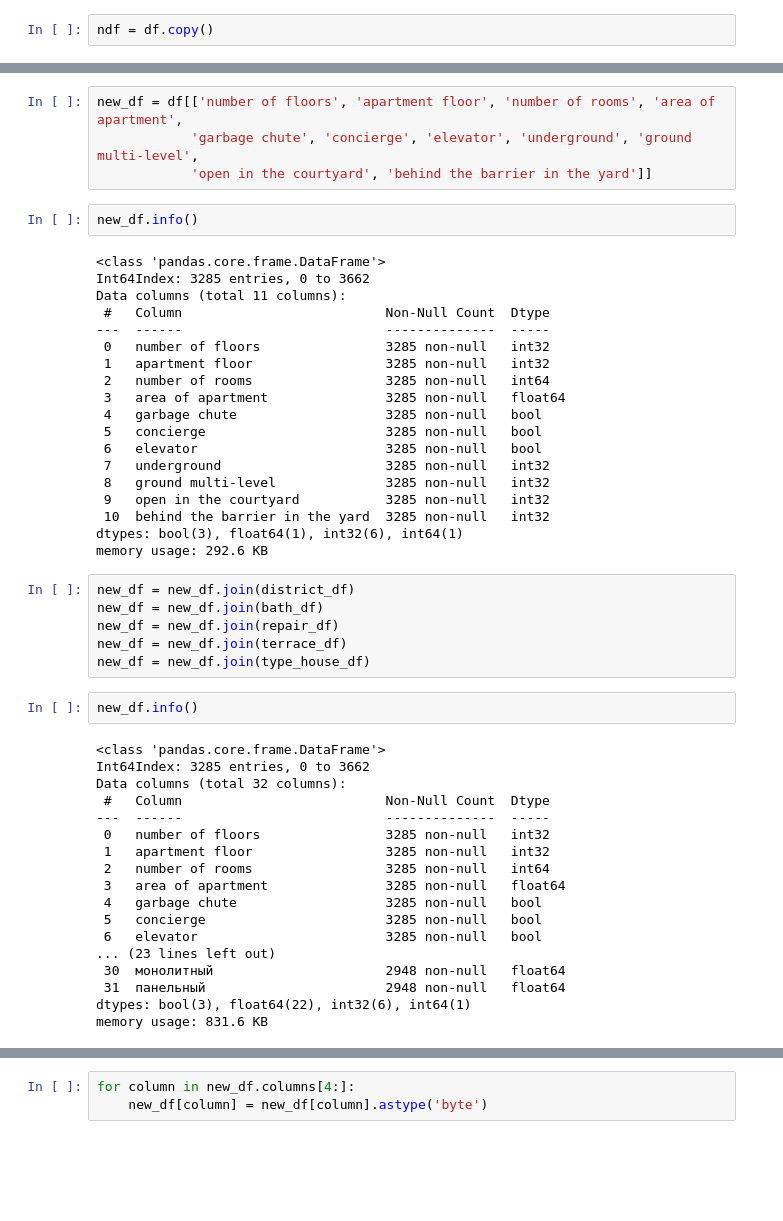
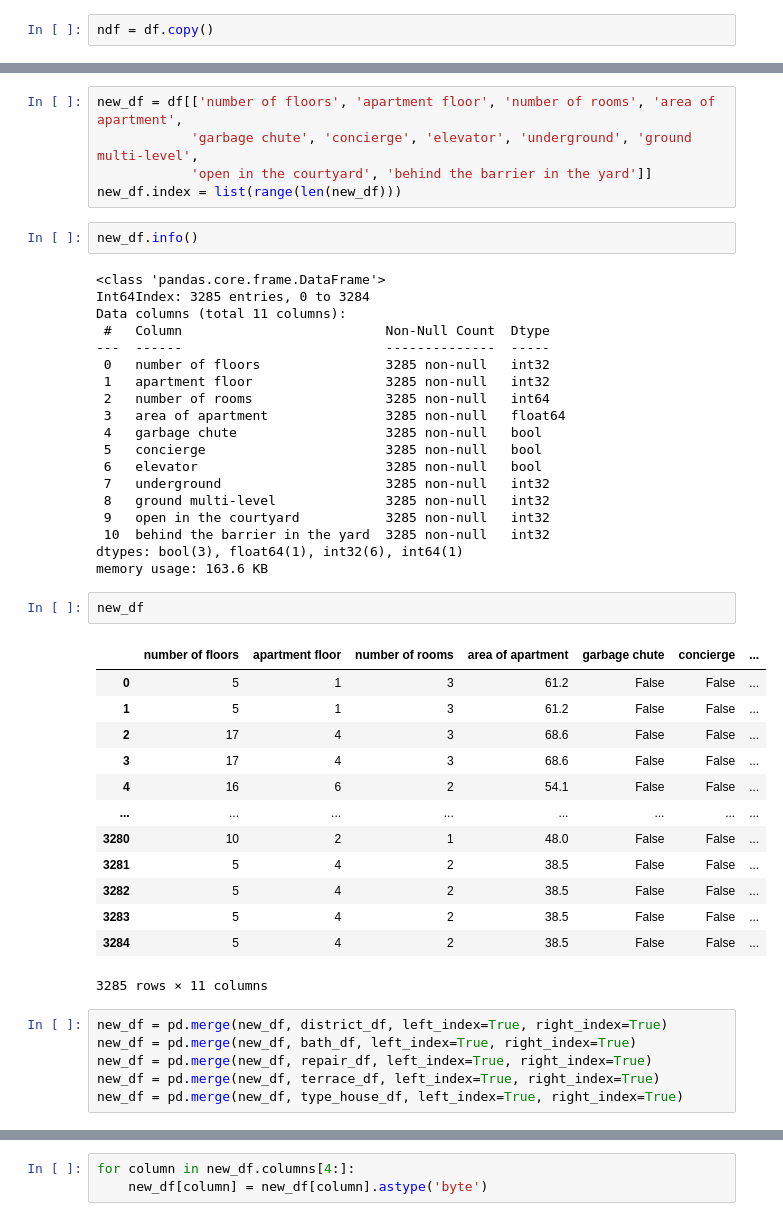
Before and after one commit to Daniil-Solo/Avito-analytics, a Jupyter notebook: EDA/EDA.ipynb, the cells around one changed output, grey strips where cells are left out. Saved outputs shown, nothing was run; the diff lists cells and outputs as text; blank space fills up the shorter version.

```diff
--- a/EDA/EDA.ipynb
+++ b/EDA/EDA.ipynb
@@ -416,11 +418,12 @@ type_house_df.head()
 new_df = df[['number of floors', 'apartment floor', 'number of rooms', 'area of apartment',
             'garbage chute', 'concierge', 'elevator', 'underground', 'ground multi-level',
             'open in the courtyard', 'behind the barrier in the yard']]
+new_df.index = list(range(len(new_df)))
 # %%
 new_df.info()
 # %% [output]
 <class 'pandas.core.frame.DataFrame'>
-Int64Index: 3285 entries, 0 to 3662
+Int64Index: 3285 entries, 0 to 3284
 Data columns (total 11 columns):
  #   Column                          Non-Null Count  Dtype
 ---  ------                          --------------  -----
@@ -436,30 +439,26 @@ Data columns (total 11 columns):
  9   open in the courtyard           3285 non-null   int32
  10  behind the barrier in the yard  3285 non-null   int32
 dtypes: bool(3), float64(1), int32(6), int64(1)
-memory usage: 292.6 KB
+memory usage: 163.6 KB
-# %%
-new_df = new_df.join(district_df)
-new_df = new_df.join(bath_df)
-new_df = new_df.join(repair_df)
-new_df = new_df.join(terrace_df)
-new_df = new_df.join(type_house_df)
-# %%
-new_df.info()
-# %% [output]
-<class 'pandas.core.frame.DataFrame'>
-Int64Index: 3285 entries, 0 to 3662
-Data columns (total 32 columns):
- #   Column                          Non-Null Count  Dtype
----  ------                          --------------  -----
- 0   number of floors                3285 non-null   int32
- 1   apartment floor                 3285 non-null   int32
- 2   number of rooms                 3285 non-null   int64
- 3   area of apartment               3285 non-null   float64
- 4   garbage chute                   3285 non-null   bool
- 5   concierge                       3285 non-null   bool
- 6   elevator                        3285 non-null   bool
-... (23 lines left out)
- 30  монолитный                      2948 non-null   float64
- 31  панельный                       2948 non-null   float64
-dtypes: bool(3), float64(22), int32(6), int64(1)
-memory usage: 831.6 KB
+# %%
+new_df
+# %% [output]
+|  | number of floors | apartment floor | number of rooms | area of apartment | garbage chute | concierge | ... |
+| 0 | 5 | 1 | 3 | 61.2 | False | False | ... |
+| 1 | 5 | 1 | 3 | 61.2 | False | False | ... |
+| 2 | 17 | 4 | 3 | 68.6 | False | False | ... |
+| 3 | 17 | 4 | 3 | 68.6 | False | False | ... |
+| 4 | 16 | 6 | 2 | 54.1 | False | False | ... |
+| ... | ... | ... | ... | ... | ... | ... | ... |
+| 3280 | 10 | 2 | 1 | 48.0 | False | False | ... |
+| 3281 | 5 | 4 | 2 | 38.5 | False | False | ... |
+| 3282 | 5 | 4 | 2 | 38.5 | False | False | ... |
+| 3283 | 5 | 4 | 2 | 38.5 | False | False | ... |
+| 3284 | 5 | 4 | 2 | 38.5 | False | False | ... |
+3285 rows × 11 columns
+# %%
+new_df = pd.merge(new_df, district_df, left_index=True, right_index=True)
+new_df = pd.merge(new_df, bath_df, left_index=True, right_index=True)
+new_df = pd.merge(new_df, repair_df, left_index=True, right_index=True)
+new_df = pd.merge(new_df, terrace_df, left_index=True, right_index=True)
+new_df = pd.merge(new_df, type_house_df, left_index=True, right_index=True)
```
Also changed, not shown: parts of 10 cells of this notebook, 1 other file.
